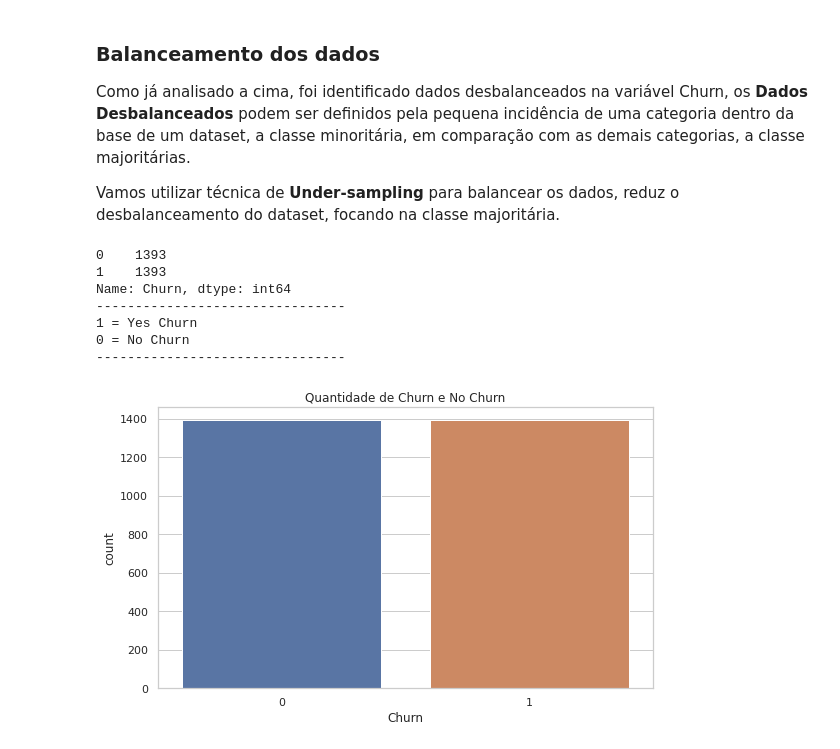
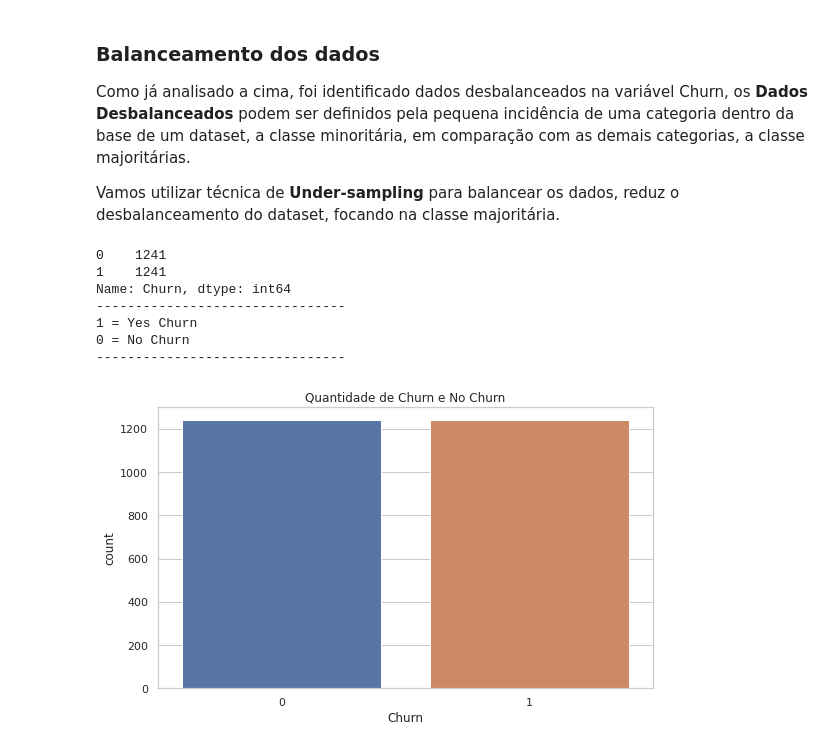
Before and after one commit to villani31/Churn_Predicition, a Jupyter notebook: Projeto_Churn-Predicition.ipynb, the cells around one changed output. Drawn from its saved outputs; the diff is of its cells as text; code cells hidden in the pictures.

```diff
--- a/Projeto_Churn-Predicition.ipynb
+++ b/Projeto_Churn-Predicition.ipynb
@@ -367,7 +385,8 @@ X = df_trat.drop('Churn', axis=1)
 y = df_trat['Churn']
 
 # Dividindo os dados entre treino e teste
-X_train, X_test, y_train, y_test = train_test_split(X,y)
+# Separado 33% do dataset para teste
+X_train, X_test, y_train, y_test = train_test_split(X, y, test_size=0.33, random_state=42)
 
 print('X Train:', X_train.shape)
 print('X Test:', X_test.shape)
@@ -391,29 +410,33 @@ Vamos utilizar técnica de **Under-sampling** para balancear os dados, reduz o d
 # %%
 # classificacao de classes desabalanceadas
 from imblearn.under_sampling import RandomUnderSampler
+
+# padronizar os dados
+scaler = StandardScaler().fit(X_train)
+X_train = scaler.transform(X_train)
 
 # tecnica para balanceamento de dados under-sampling
 rus = RandomUnderSampler()
 X_rus, y_rus = rus.fit_resample(X_train, y_train)
 
 # ver o balanceamento do Churn
 print(pd.Series(y_rus).value_counts())
 print('--------------------------------')
 print('1 = Yes Churn')
 print('0 = No Churn')
 print('--------------------------------')
 
 # plotar a nova distribuicao do Churn
 fig, ax = plt.subplots(figsize=(8,5))
 sns.countplot(y_rus)
 ax.set_title('Quantidade de Churn e No Churn')
 plt.tight_layout()
 # %% [output]
-0    1393
-1    1393
+0    1241
+1    1241
 Name: Churn, dtype: int64
 --------------------------------
 1 = Yes Churn
 0 = No Churn
 --------------------------------
-[figure, old version]
+[figure, new version]
```
Also changed, not shown: parts of 32 cells of this notebook.
